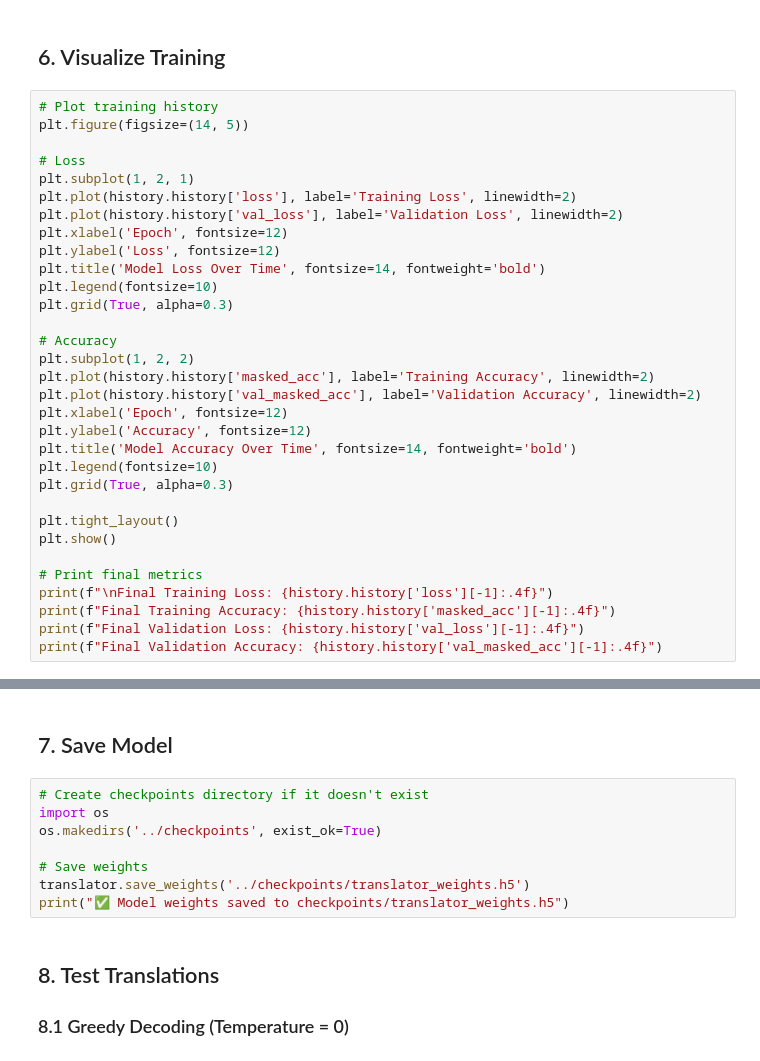
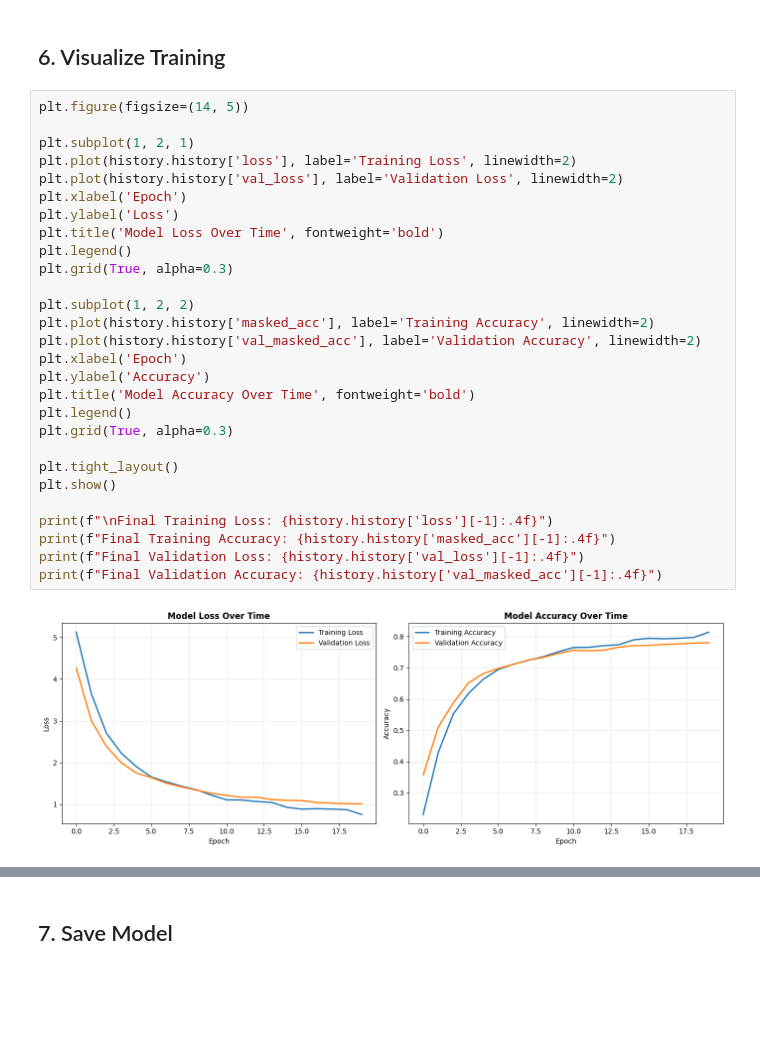
Before and after one commit to AhmedElbana22/Neural-Machine-Translation-with-Attention, a Jupyter notebook: notebooks/NMT_Training.ipynb, the cells around one changed output, grey strips where cells are left out. Saved outputs shown, nothing was run; the diff lists cells and outputs as text; blank space fills up the shorter version.

Commit message:
save the model weights + visualize training

```diff
--- a/notebooks/NMT_Training.ipynb
+++ b/notebooks/NMT_Training.ipynb
@@ -109,34 +157,32 @@ print("\n✅ Training complete!")
 # %% [markdown]
 ## 6. Visualize Training
 # %%
-# Plot training history
 plt.figure(figsize=(14, 5))
 
-# Loss
 plt.subplot(1, 2, 1)
 plt.plot(history.history['loss'], label='Training Loss', linewidth=2)
 plt.plot(history.history['val_loss'], label='Validation Loss', linewidth=2)
-plt.xlabel('Epoch', fontsize=12)
-plt.ylabel('Loss', fontsize=12)
-plt.title('Model Loss Over Time', fontsize=14, fontweight='bold')
-plt.legend(fontsize=10)
+plt.xlabel('Epoch')
+plt.ylabel('Loss')
+plt.title('Model Loss Over Time', fontweight='bold')
+plt.legend()
 plt.grid(True, alpha=0.3)
 
-# Accuracy
 plt.subplot(1, 2, 2)
 plt.plot(history.history['masked_acc'], label='Training Accuracy', linewidth=2)
 plt.plot(history.history['val_masked_acc'], label='Validation Accuracy', linewidth=2)
-plt.xlabel('Epoch', fontsize=12)
-plt.ylabel('Accuracy', fontsize=12)
-plt.title('Model Accuracy Over Time', fontsize=14, fontweight='bold')
-plt.legend(fontsize=10)
+plt.xlabel('Epoch')
+plt.ylabel('Accuracy')
+plt.title('Model Accuracy Over Time', fontweight='bold')
+plt.legend()
 plt.grid(True, alpha=0.3)
 
 plt.tight_layout()
 plt.show()
 
-# Print final metrics
 print(f"\nFinal Training Loss: {history.history['loss'][-1]:.4f}")
 print(f"Final Training Accuracy: {history.history['masked_acc'][-1]:.4f}")
 print(f"Final Validation Loss: {history.history['val_loss'][-1]:.4f}")
 print(f"Final Validation Accuracy: {history.history['val_masked_acc'][-1]:.4f}")
+# %% [output]
+[figure, added]
@@ -143,14 +193,2 @@ print(f"Final Validation Accuracy: {history.history['val_masked_acc'][-1]:.4f}")
 # %% [markdown]
 ## 7. Save Model
-# %%
-# Create checkpoints directory if it doesn't exist
-import os
-os.makedirs('../checkpoints', exist_ok=True)
-
-# Save weights
-translator.save_weights('../checkpoints/translator_weights.h5')
-print("✅ Model weights saved to checkpoints/translator_weights.h5")
-# %% [markdown]
-## 8. Test Translations
-
-### 8.1 Greedy Decoding (Temperature = 0)
```
Also changed, not shown: parts of 32 cells of this notebook, 1 other file.
